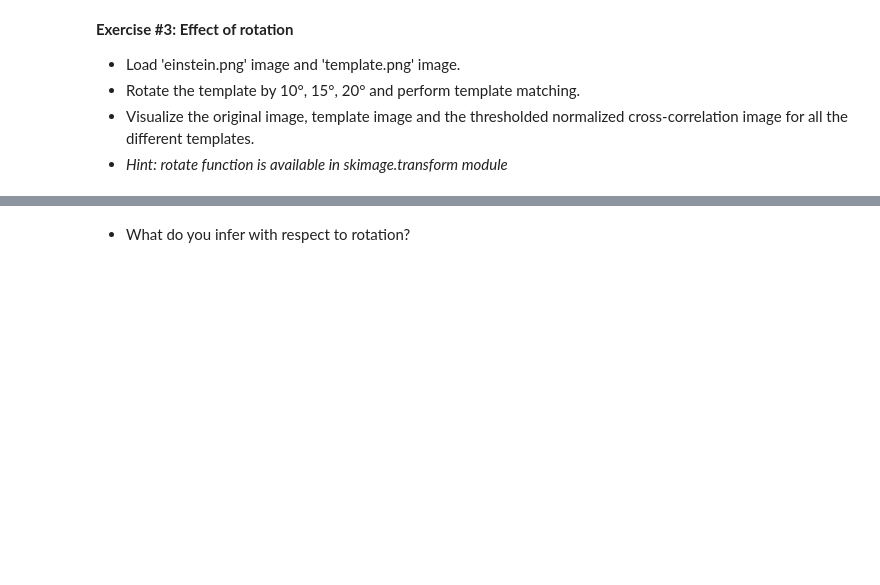
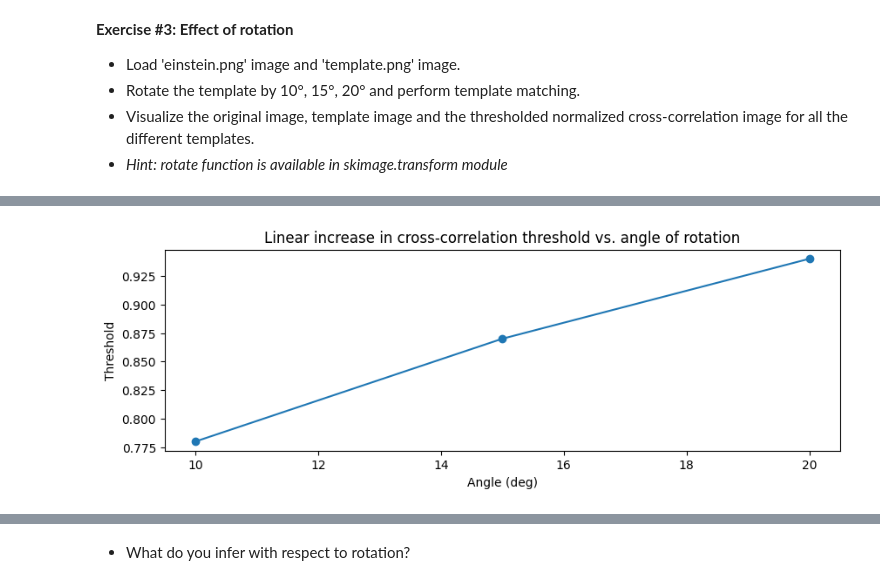
Before and after one commit to BecTome/UPC_MasterArtificialIntelligence, a Jupyter notebook: CV/Labs/P04_20231017_template_matching_and_HOG/p4_template_matching_HOG.ipynb, the cells around one changed output, grey strips where cells are left out. Cells and saved outputs as stored; diff of their text form; code cells hidden in the pictures; blank space fills up the shorter version.

```diff
--- a/CV/Labs/P04_20231017_template_matching_and_HOG/p4_template_matching_HOG.ipynb
+++ b/CV/Labs/P04_20231017_template_matching_and_HOG/p4_template_matching_HOG.ipynb
@@ -200,0 +270,10 @@ While Normalized Cross Correlation is less sensitive to overall intensity change
+# %%
+# Plot increase in threshold vs. angle
+
+plt.figure(figsize=(10, 3))
+plt.plot(ls_angles, ls_thresholds, 'o-')
+plt.xlabel('Angle (deg)')
+plt.ylabel('Threshold')
+plt.title('Linear increase in cross-correlation threshold vs. angle of rotation');
+# %% [output]
+[figure, added]
```
Also changed, not shown: parts of 30 cells of this notebook.
